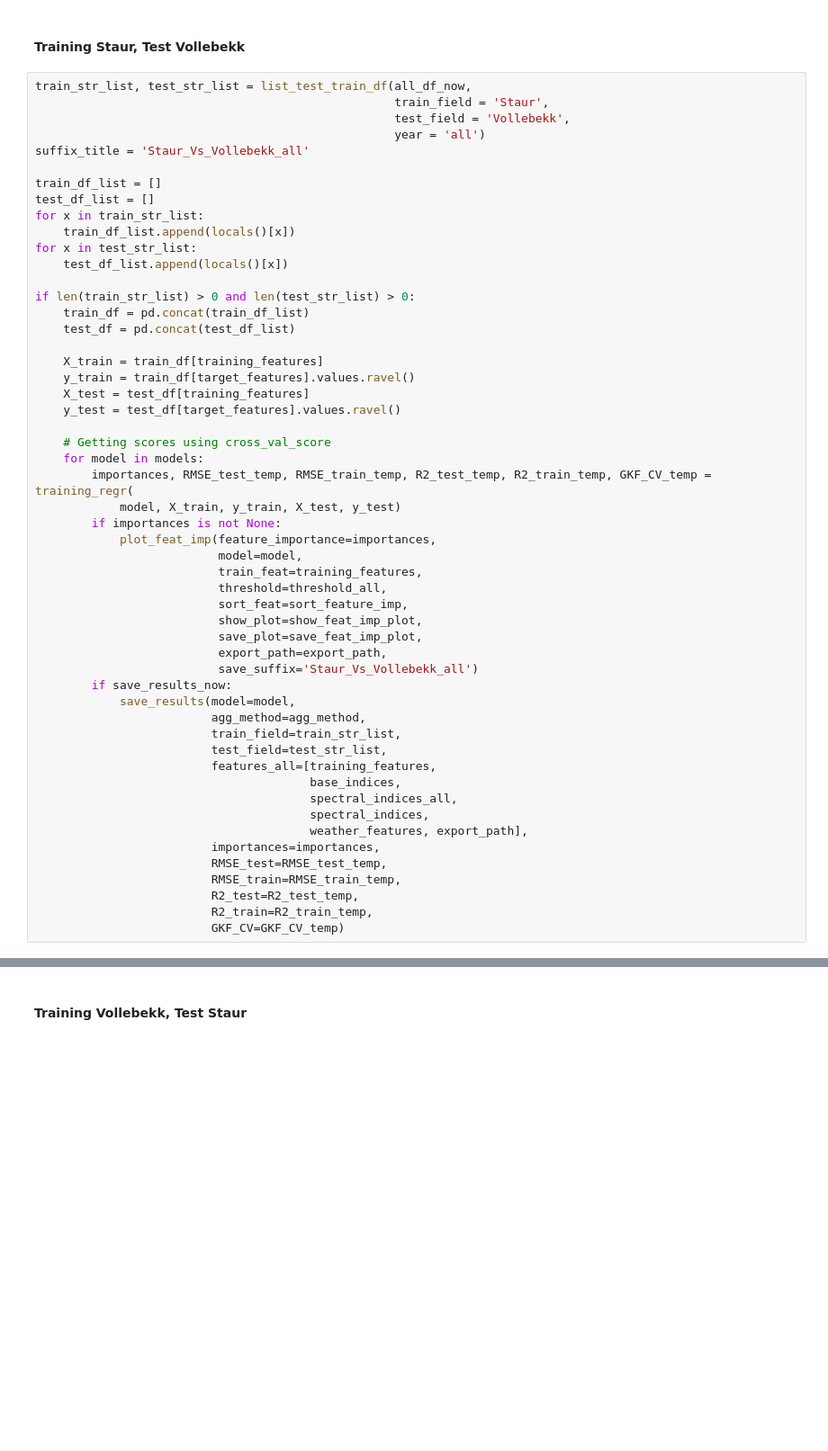
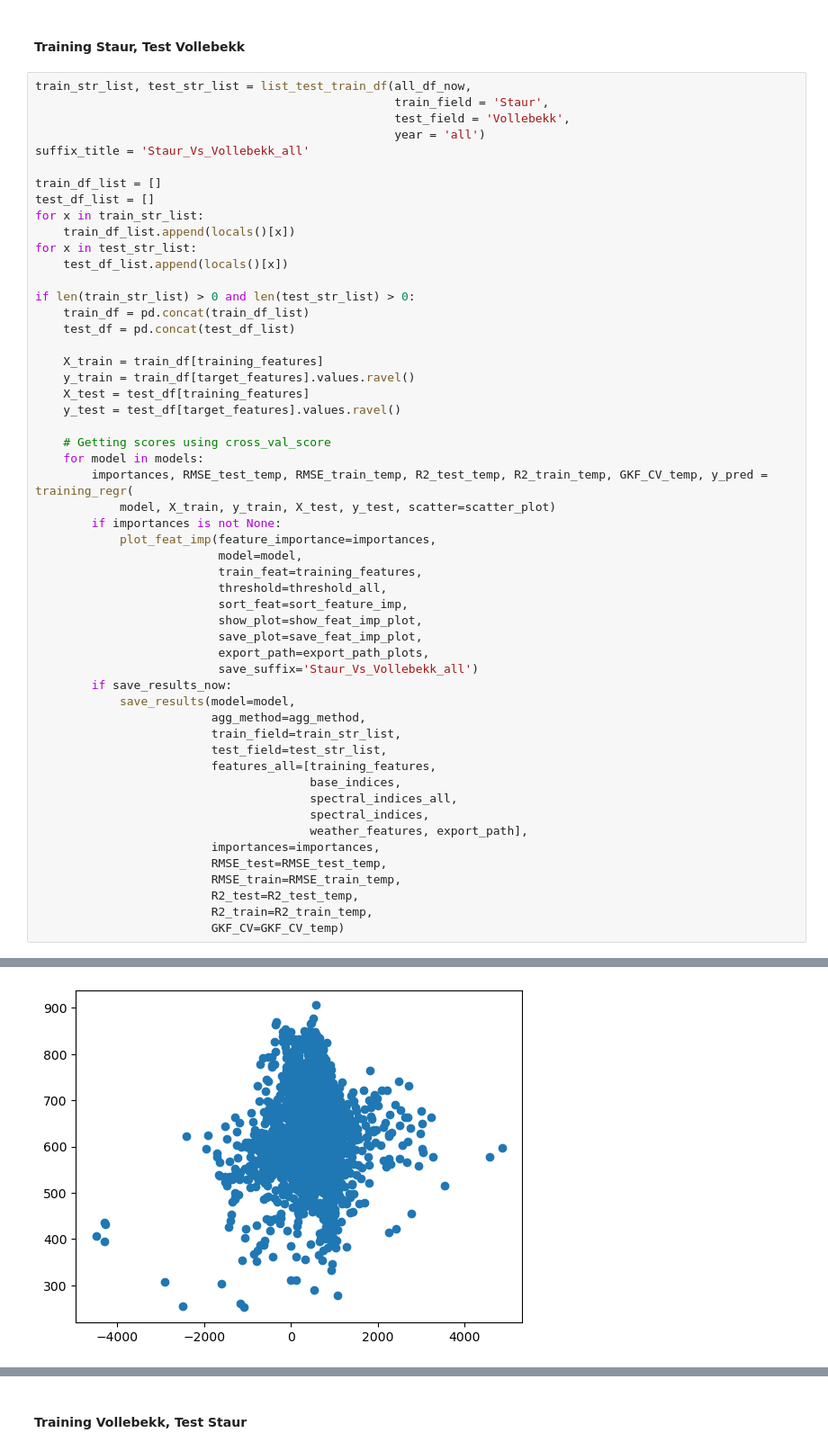
Before and after one commit to fahadijaz/spring_wheat_yield_prediction, a Jupyter notebook: 4,1. Model Training DY,DM.ipynb, the cells around one changed output, grey strips where cells are left out. Shown at 90% size. Drawn from its saved outputs; the diff is of its cells as text; blank space fills up the shorter version.

```diff
--- a/4,1. Model Training DY,DM.ipynb
+++ b/4,1. Model Training DY,DM.ipynb
@@ -852,8 +1026,8 @@ if len(train_str_list) > 0 and len(test_str_list) > 0:
 
     # Getting scores using cross_val_score
     for model in models:
-        importances, RMSE_test_temp, RMSE_train_temp, R2_test_temp, R2_train_temp, GKF_CV_temp = training_regr(
-            model, X_train, y_train, X_test, y_test)
+        importances, RMSE_test_temp, RMSE_train_temp, R2_test_temp, R2_train_temp, GKF_CV_temp, y_pred = training_regr(
+            model, X_train, y_train, X_test, y_test, scatter=scatter_plot)
         if importances is not None:
             plot_feat_imp(feature_importance=importances,
                           model=model,
@@ -862,7 +1036,7 @@ if len(train_str_list) > 0 and len(test_str_list) > 0:
                           sort_feat=sort_feature_imp,
                           show_plot=show_feat_imp_plot,
                           save_plot=save_feat_imp_plot,
-                          export_path=export_path,
+                          export_path=export_path_plots,
                           save_suffix='Staur_Vs_Vollebekk_all')
         if save_results_now:
             save_results(model=model,
@@ -890,0 +1065 @@ RMSE Train: 4.86       R2 Train: 0.67
+[figure, added]
```
Also changed, not shown: parts of 24 cells of this notebook, 16 other files.
